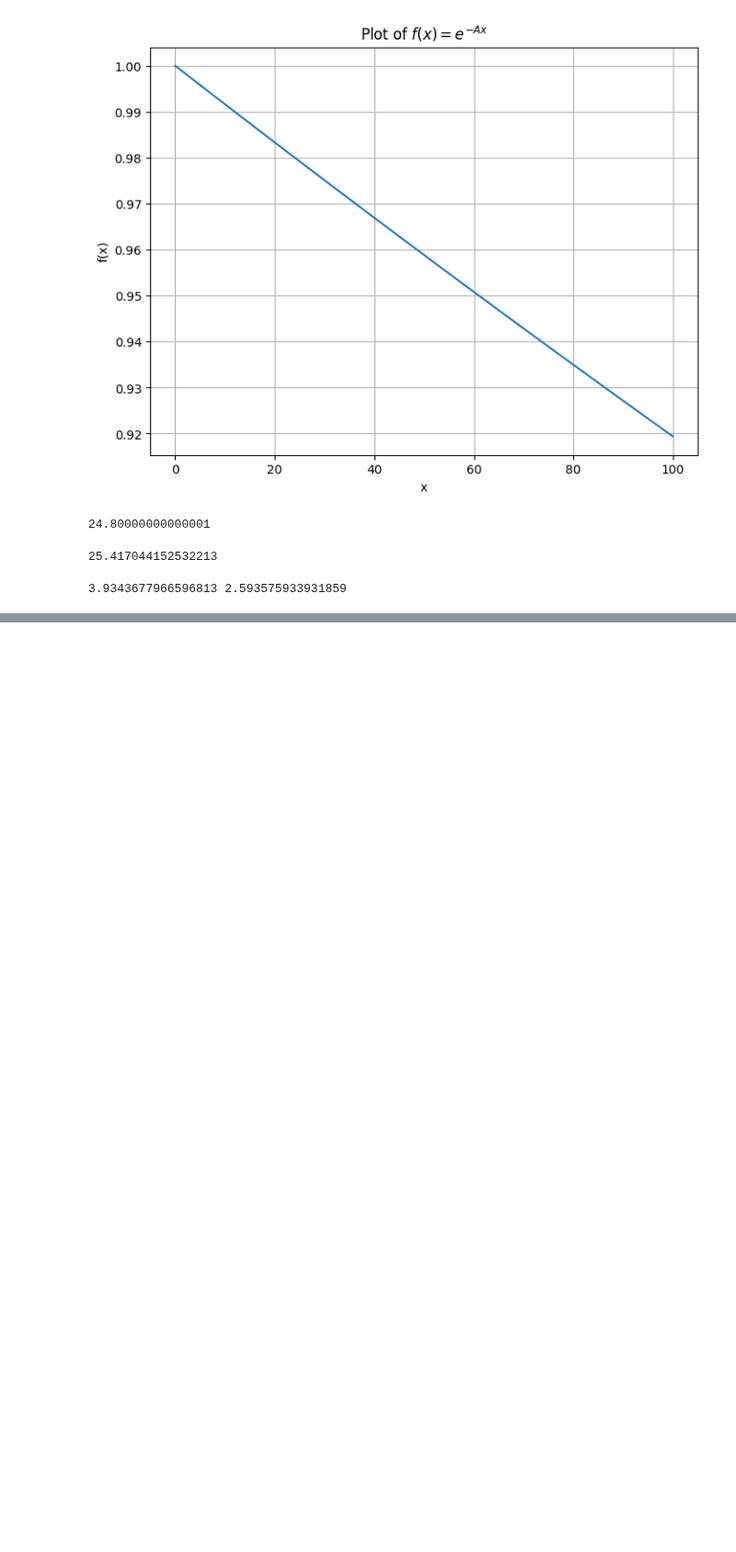
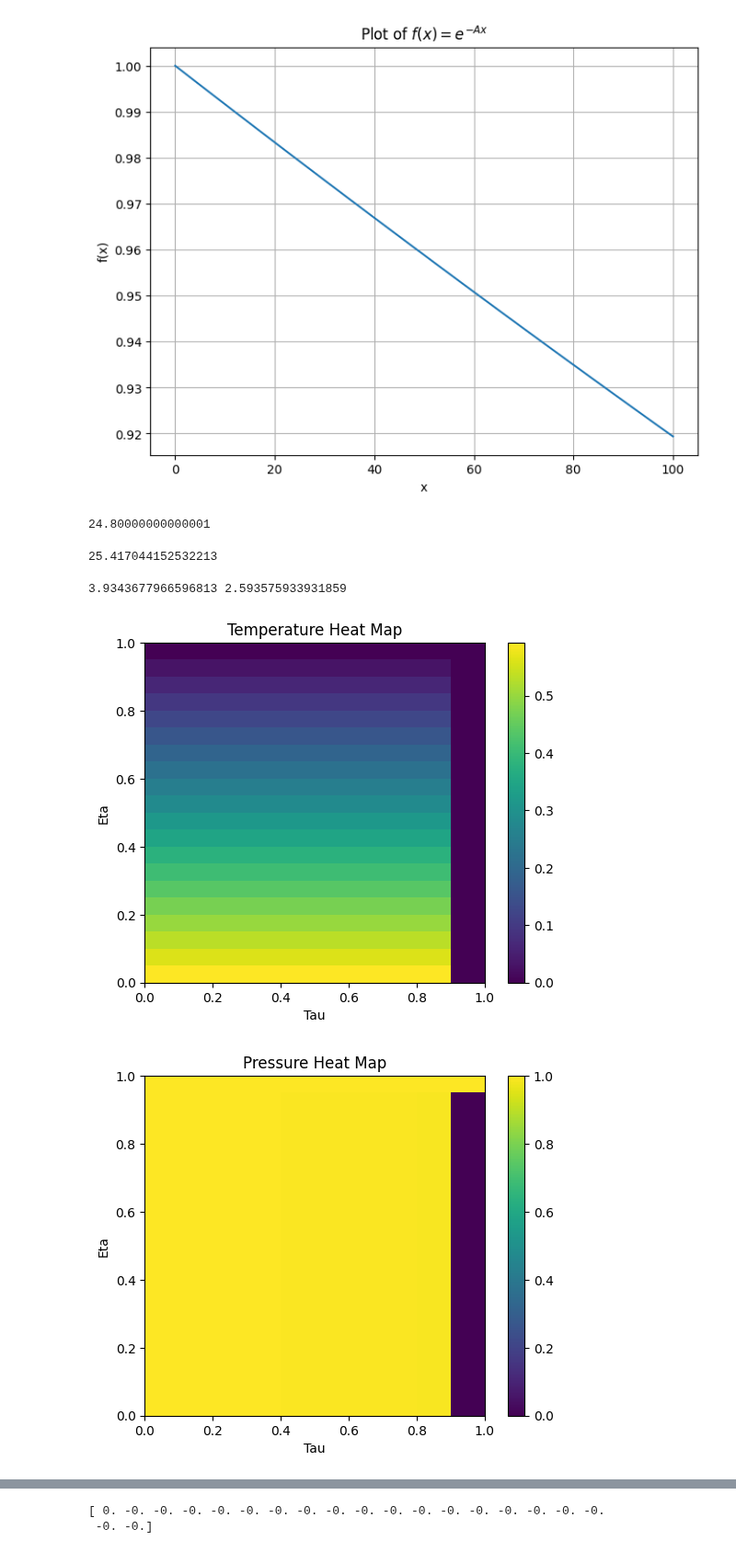
Before and after one commit to angelgvillatoro/bullville_M1, a Jupyter notebook: tfm/simulacion_num.ipynb, the cells around one changed output, grey strips where cells are left out. Shown at 92% size. Drawn from its saved outputs; the diff is of its cells as text; code cells hidden in the pictures; blank space fills up the shorter version.

```diff
--- a/tfm/simulacion_num.ipynb
+++ b/tfm/simulacion_num.ipynb
@@ -208,0 +237,64 @@ print(t_c_1,t_c_2)
+# %%
+Pi_d = (rho_0 * u_e**2) / p_atm
+Pi_0 = (rho_0 * g * L) / p_atm
+phi = (L * g * beta) * (T_f - T_a) / u_c**2
+theta_r = (T_w - T_a) / (T_f - T_a)
+
+# Definición de variables y condiciones iniciales
+N = 20  # Número de puntos en la dirección temporal
+M = 10  # Número de puntos en la dirección vertical
+eta = np.linspace(0, 1, M)  # Coordenada vertical adimensional
+tau = np.linspace(0, 1, N)  # Coordenada temporal adimensional
+deta = (eta[-1] - eta[0])/ M
+dtau = (tau[-1] - tau[0])/ N
+v = np.zeros(N)  # Velocidad adimensional
+theta = np.zeros((N, M))  # Temperatura adimensional
+Pi = np.zeros((N, M))  # Presión adimensional
+
+# Condiciones iniciales
+v[0] = 0.0  # Velocidad inicial cero
+theta[0, :] = 0.0  # Temperatura inicial uniforme
+Pi[0, :] = 1.0  # Presión inicial uniforme
+
+# Simulación numérica
+for i in range(N-1):
+    for j in range(M-1):
+
+        v[i+1] = v[i] * dtau * (- (1 / Pi_d) * (Pi[i, j+1] - Pi[i, j]) / deta
+                                - phi * (theta[i, j]) - LAMBDA * v[i]**2)
+
+        theta[i+1, j] = theta[i, j] + dtau * (v[i+1] * (theta[i, j+1] - theta[i, j]) / deta
+                                                    - delta * ((theta[i, j-1] - 2 * theta[i, j] + theta[i, j+1]) / deta**2)
+                                                    - gamma * (theta[i, j] - theta_r))
+        Pi[i+1,j] = 1 - 0.5 * Pi_d * v[i+1]**2 - Pi_0 * eta[j]
+
+# Plotting
+import matplotlib.pyplot as plt
+import matplotlib.cm as cm
+
+# Heat map for theta
+plt.figure()
+plt.imshow(theta, cmap=cm.viridis, extent=[0, 1, 0, 1])
+plt.xlabel('Tau')
+plt.ylabel('Eta')
+plt.title('Temperature Heat Map')
+plt.colorbar()
+plt.show()
+
+# Heat map for Pi
+plt.figure()
+plt.imshow(Pi, cmap=cm.viridis, extent=[0, 1, 0, 1])
+plt.xlabel('Tau')
+plt.ylabel('Eta')
+plt.title('Pressure Heat Map')
+plt.colorbar()
+plt.show()
+
+plt.plot(tau,v)
+plt.show()
+
+
+print(v)
+# %% [output]
+[figure, added]
+[figure, added]
@@ -208,0 +302,2 @@ print(t_c_1,t_c_2)
+[ 0. -0. -0. -0. -0. -0. -0. -0. -0. -0. -0. -0. -0. -0. -0. -0. -0. -0.
+ -0. -0.]
```
Also changed, not shown: parts of 4 cells of this notebook.
